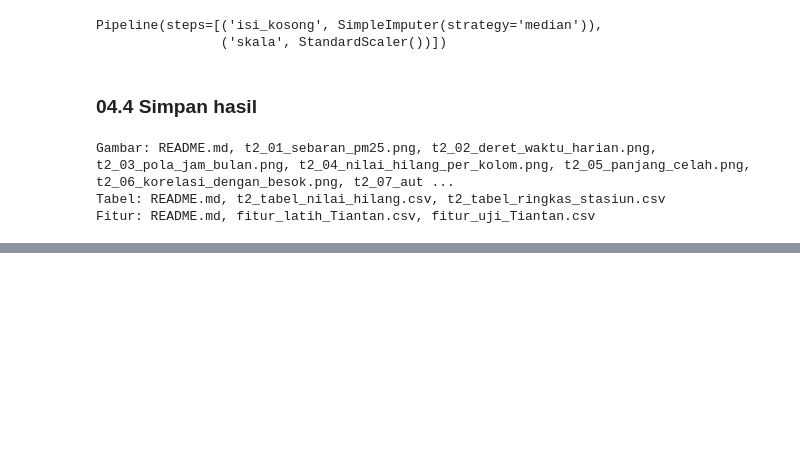
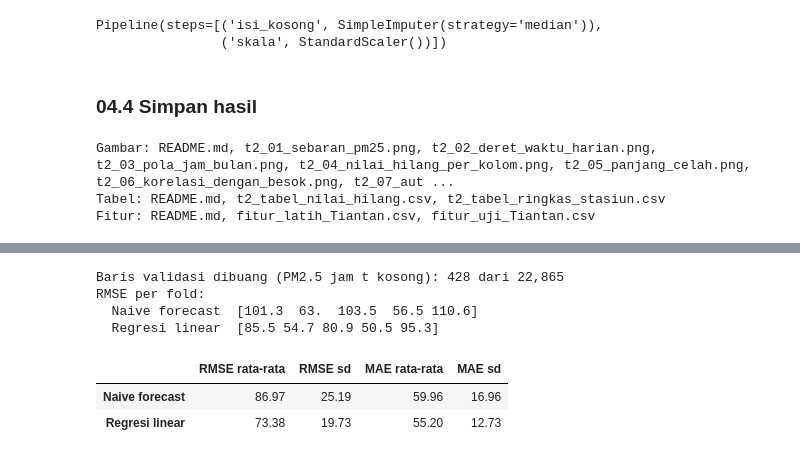
Before and after one commit to LippyyDev/Tugas-Machine-Learning-PM25-Beijing, a Jupyter notebook: Notebook/Tahap 2 EDA dan Praproses.ipynb, the cells around one changed output, grey strips where cells are left out. Saved outputs shown, nothing was run; the diff lists cells and outputs as text; code cells hidden in the pictures; blank space fills up the shorter version.

```diff
--- a/Notebook/Tahap 2 EDA dan Praproses.ipynb
+++ b/Notebook/Tahap 2 EDA dan Praproses.ipynb
@@ -501,0 +525,48 @@ Fitur: README.md, fitur_latih_Tiantan.csv, fitur_uji_Tiantan.csv
+# %%
+from sklearn.base import clone
+from sklearn.linear_model import LinearRegression
+
+X = fitur_latih.drop(columns="target")
+y = fitur_latih["target"]
+cv = TimeSeriesSplit(n_splits=5, gap=24)          # jarak aman 24 jam (lihat bagian 03)
+
+def rmse(y_asli, y_tebak): return float(np.sqrt(np.mean((y_asli - y_tebak) ** 2)))
+def mae(y_asli, y_tebak):  return float(np.mean(np.abs(y_asli - y_tebak)))
+
+nama_model = ["Naive forecast", "Regresi linear"]
+skor = {n: {"RMSE": [], "MAE": []} for n in nama_model}
+dibuang = jumlah_validasi = 0
+for a, b in cv.split(X):
+    # target baris latih harus jatuh sebelum periode validasi dimulai
+    assert X.index[a].max() + pd.Timedelta(hours=24) < X.index[b].min()
+    ada = X.iloc[b]["PM2.5"].notna().to_numpy()      # naive butuh PM2.5 jam t
+    dibuang += int((~ada).sum()); jumlah_validasi += len(b)
+    Xv, yv = X.iloc[b][ada], y.iloc[b][ada].to_numpy()
+
+    tebak = {"Naive forecast": Xv["PM2.5"].to_numpy()}
+    model = Pipeline([("praproses", clone(praproses)), ("model", LinearRegression())])
+    tebak["Regresi linear"] = model.fit(X.iloc[a], y.iloc[a]).predict(Xv)
+
+    for n in nama_model:
+        skor[n]["RMSE"].append(rmse(yv, tebak[n]))
+        skor[n]["MAE"].append(mae(yv, tebak[n]))
+
+tabel_baseline = pd.DataFrame({
+    "RMSE rata-rata": [np.mean(skor[n]["RMSE"]) for n in nama_model],
+    "RMSE sd":        [np.std(skor[n]["RMSE"], ddof=1) for n in nama_model],
+    "MAE rata-rata":  [np.mean(skor[n]["MAE"]) for n in nama_model],
+    "MAE sd":         [np.std(skor[n]["MAE"], ddof=1) for n in nama_model]}, index=nama_model).round(2)
+tabel_baseline.to_csv(os.path.join(TABEL, "t4_tabel_baseline.csv"))
+print(f"Baris validasi dibuang (PM2.5 jam t kosong): {dibuang} dari {jumlah_validasi:,}")
+print("RMSE per fold:")
+for n in nama_model:
+    print(f"  {n:<15}", np.round(skor[n]["RMSE"], 1))
+tabel_baseline
+# %% [output]
+Baris validasi dibuang (PM2.5 jam t kosong): 428 dari 22,865
+RMSE per fold:
+  Naive forecast  [101.3  63.  103.5  56.5 110.6]
+  Regresi linear  [85.5 54.7 80.9 50.5 95.3]
+|  | RMSE rata-rata | RMSE sd | MAE rata-rata | MAE sd |
+| Naive forecast | 86.97 | 25.19 | 59.96 | 16.96 |
+| Regresi linear | 73.38 | 19.73 | 55.20 | 12.73 |
```
Also changed, not shown: parts of 13 cells of this notebook, 12 other files.
